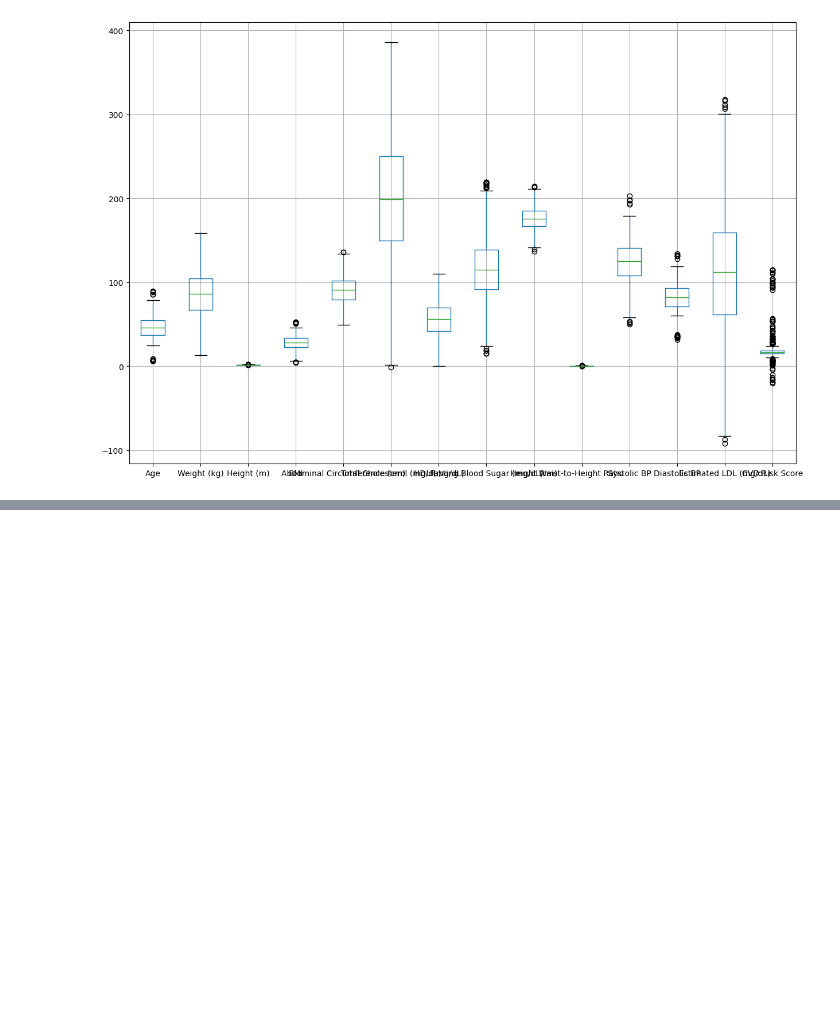
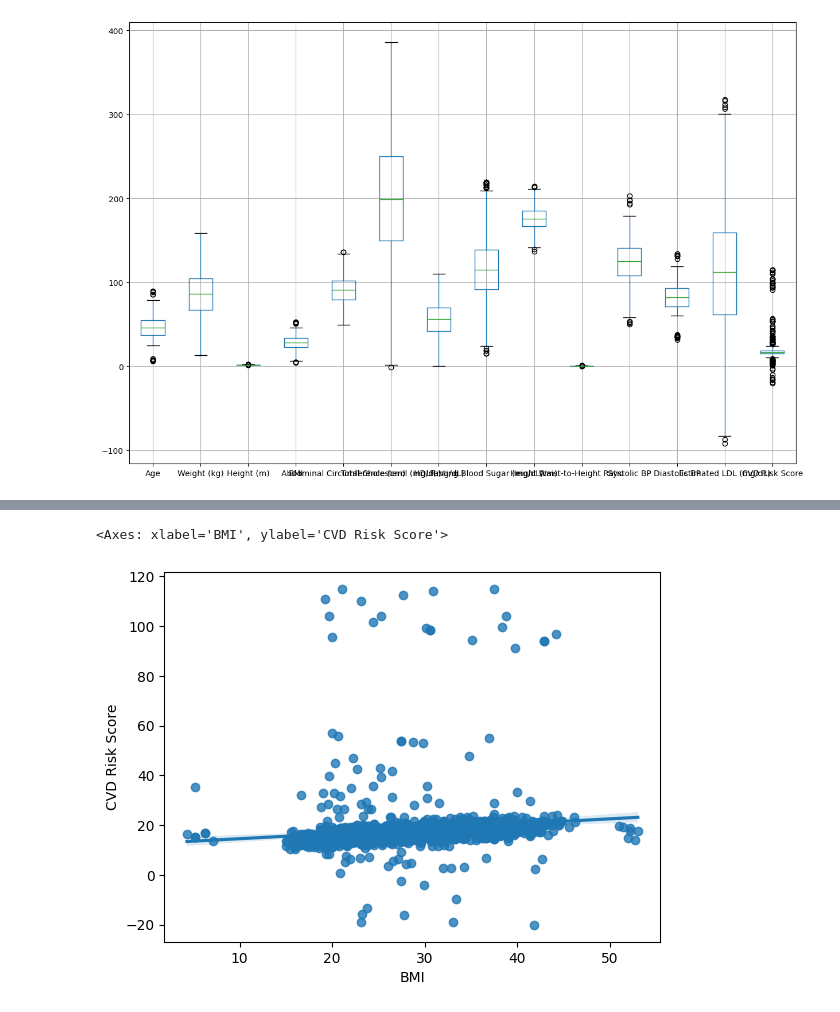
Before and after one commit to jeronimov10/Aprendizaje-en-maquina, a Jupyter notebook: Labs/lab1/lab1.ipynb, the cells around one changed output, grey strips where cells are left out. Cells and saved outputs as stored; diff of their text form; code cells hidden in the pictures; blank space fills up the shorter version.

```diff
--- a/Labs/lab1/lab1.ipynb
+++ b/Labs/lab1/lab1.ipynb
@@ -516,0 +195,5 @@ R2-score: 0.55
+# %%
+sns.regplot(data=df_encoded, x='BMI', y='CVD Risk Score')
+# %% [output]
+<Axes: xlabel='BMI', ylabel='CVD Risk Score'>
+[figure, added]
```
Also changed, not shown: parts of 102 cells of this notebook, 1 other file.
